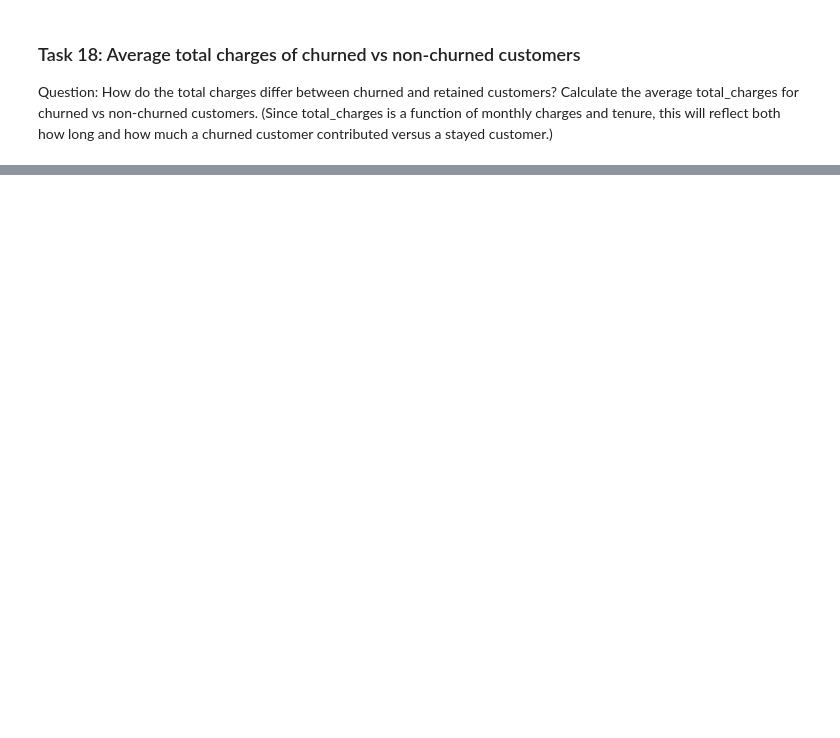
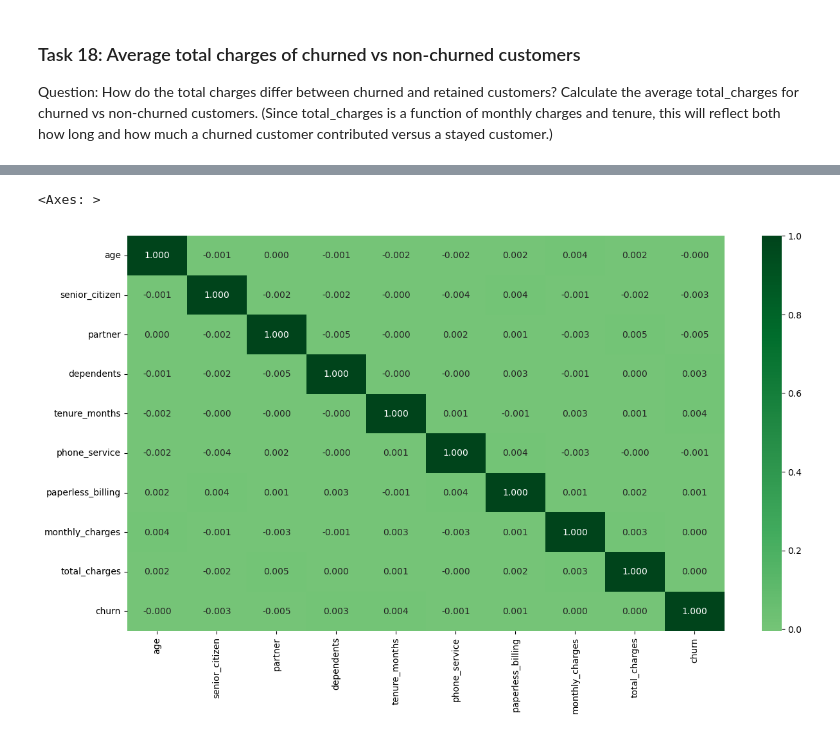
Before and after one commit to sudhirjangra/telecom_customer_churn_analysis, a Jupyter notebook: customer_churn.ipynb, the cells around one changed output, grey strips where cells are left out. Saved outputs shown, nothing was run; the diff lists cells and outputs as text; code cells hidden in the pictures; blank space fills up the shorter version.

```diff
--- a/customer_churn.ipynb
+++ b/customer_churn.ipynb
@@ -491,0 +526,3 @@ total_charges is a function of monthly charges and tenure, this will reflect bot
+# %%
+corr=data.corr(numeric_only=True)
+corr
@@ -491,0 +541,8 @@ total_charges is a function of monthly charges and tenure, this will reflect bot
+# %%
+plt.figure(figsize=(15,8))
+sns.heatmap(corr, annot=True, cmap='Greens', center=0, fmt=".3f")
+# Analysis: Sicne none of the feature are highly correlated to any other feature, we do not need to drop any features
+# If x features a highly correlated, then keep 1 of them and drop X-1, e.g. if 7 features are highly correlated then keep ANY 1 and drop the rest.
+# %% [output]
+<Axes: >
+[figure, added]
```
Also changed, not shown: parts of 26 cells of this notebook, 1 other file.
